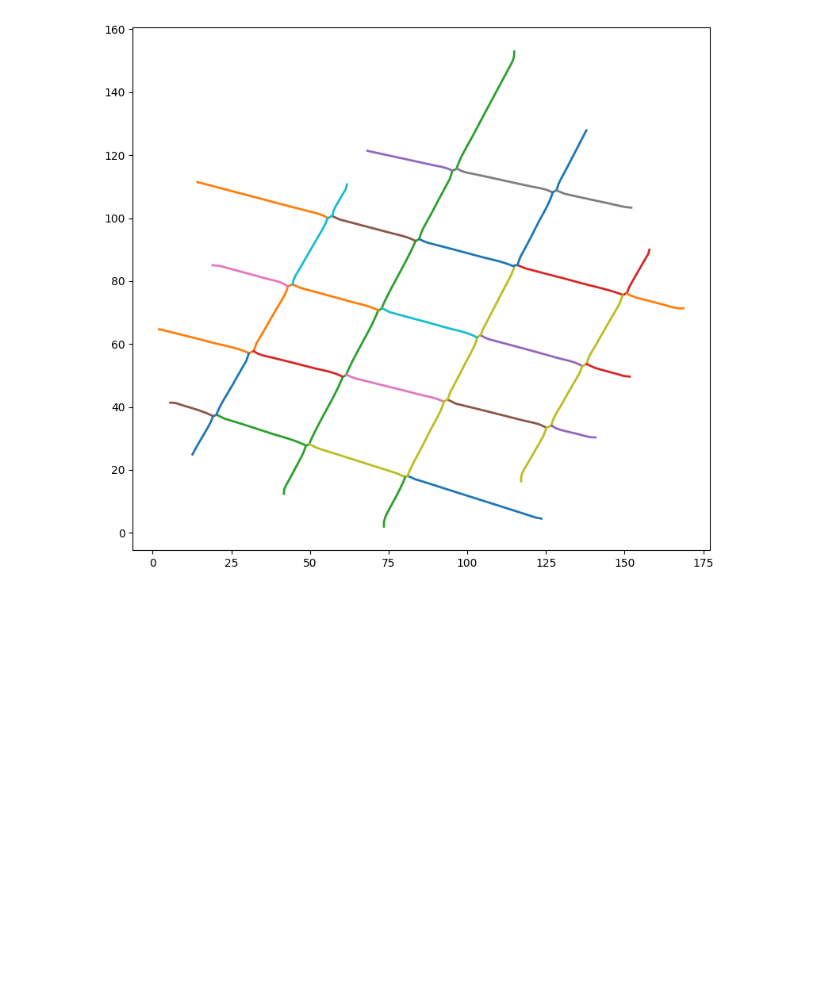
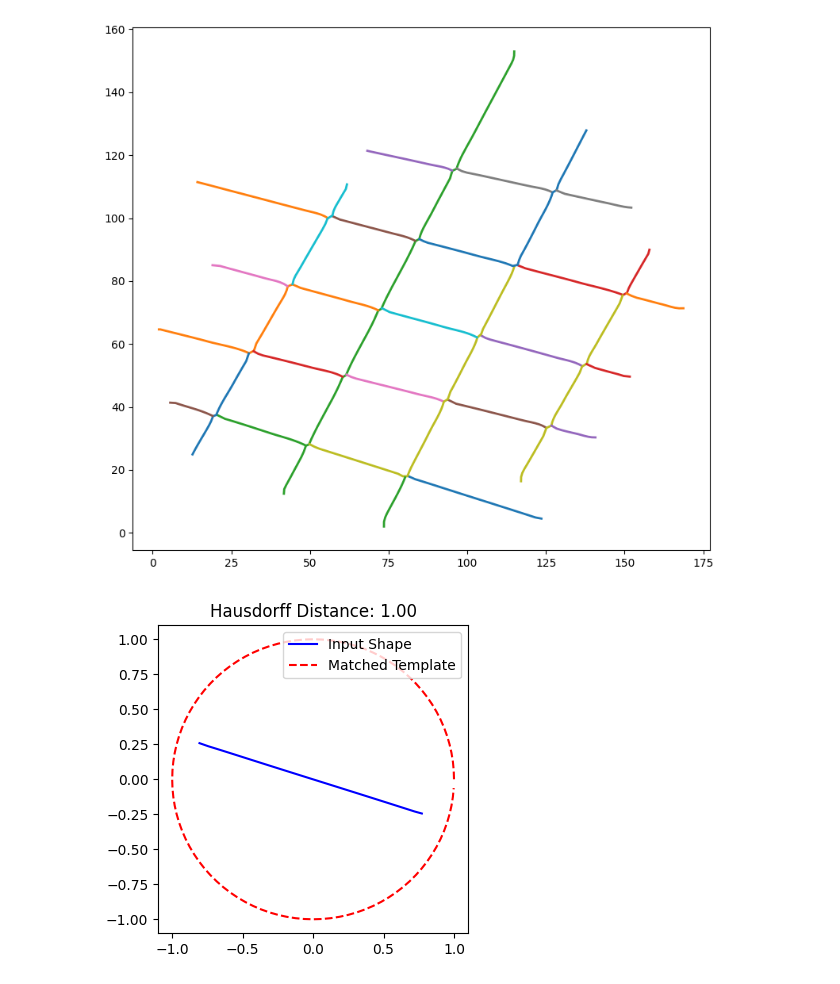
Before and after one commit to Cgarg9/adobe_hackathon, a Jupyter notebook: main.ipynb, the cells around one changed output. Cells and saved outputs as stored; diff of their text form; code cells hidden in the pictures; blank space fills up the shorter version.

```diff
--- a/main.ipynb
+++ b/main.ipynb
@@ -32,0 +108,4 @@ plot(path_XYs)
+# %%
+normalised_path = normalize_points(path_XYs)
+# %%
+smoothened_points = smooth_points(normalised_path)
@@ -32,0 +114,84 @@ plot(path_XYs)
+# %%
+import numpy as np
+from scipy.spatial.distance import directed_hausdorff
+from scipy.fftpack import fft
+
+# Example regular shape templates (simple circles and squares)
+def create_circle_points(radius, num_points):
+    return np.array([(radius * np.cos(2 * np.pi * i / num_points), radius * np.sin(2 * np.pi * i / num_points)) for i in range(num_points)])
+
+def create_square_points(side_length, num_points):
+    quarter_points = num_points // 4
+    return np.concatenate([
+        np.column_stack([np.linspace(0, side_length, quarter_points), np.zeros(quarter_points)]),
+        np.column_stack([np.full(quarter_points, side_length), np.linspace(0, side_length, quarter_points)]),
+        np.column_stack([np.linspace(side_length, 0, quarter_points), np.full(quarter_points, side_length)]),
+        np.column_stack([np.zeros(quarter_points), np.linspace(side_length, 0, quarter_points)])
+    ])
+
+circle_template = create_circle_points(1, 100)
+square_template = create_square_points(1, 100)
+templates = [circle_template, square_template]
+
+def hausdorff_distance(A, B):
+    d_AB = directed_hausdorff(A, B)[0]
+    d_BA = directed_hausdorff(B, A)[0]
+    return max(d_AB, d_BA)
+
+def fourier_descriptors(points, num_descriptors=10):
+    complex_points = points[:, 0] + 1j * points[:, 1]
+    descriptors = fft(complex_points)
+    return descriptors[:num_descriptors]
+
+def compare_fourier(descriptors1, descriptors2):
+    return np.linalg.norm(descriptors1 - descriptors2)
+
+def template_matching(points, templates):
+    min_distance = float('inf')
+    best_template = None
+    for template in templates:
+        hd = hausdorff_distance(points, template)
+        if hd < min_distance:
+            min_distance = hd
+            best_template = template
+    return best_template, min_distance
+
+def fourier_template_matching(points, templates, num_descriptors=10):
+    min_distance = float('inf')
+    best_template = None
+    descriptors1 = fourier_descriptors(points, num_descriptors)
+    for template in templates:
+        descriptors2 = fourier_descriptors(template, num_descriptors)
+        distance = compare_fourier(descriptors1, descriptors2)
+        if distance < min_distance:
+            min_distance = distance
+            best_template = template
+    return best_template, min_distance
+
+# Example usage
+# Assuming 'smoothed_paths' is a list of paths obtained from previous steps
+matched_shapes = []
+for path in smoothened_points:
+    for points in path:
+        best_template, distance = template_matching(points, templates)
+        matched_shapes.append((points, best_template, distance))
+        # Or use Fourier descriptors
+        # best_template, distance = fourier_template_matching(points, templates)
+        # matched_shapes.append((points, best_template, distance))
+
+# Function to visualize the matched shapes
+import matplotlib.pyplot as plt
+
+def plot_matched_shapes(matched_shapes):
+    plt.figure(figsize=(4,4))
+    for points, template, distance in matched_shapes:
+        plt.plot(points[:, 0], points[:, 1], 'b-', label='Input Shape')
+        plt.plot(template[:, 0], template[:, 1], 'r--', label='Matched Template')
+        plt.legend()
+        plt.title(f'Hausdorff Distance: {distance:.2f}')
+        plt.show()
+
+# Example usage to visualize
+plot_matched_shapes(matched_shapes)
+# %% [output]
+[figure, added]
```
Also changed, not shown: parts of 5 cells of this notebook.
